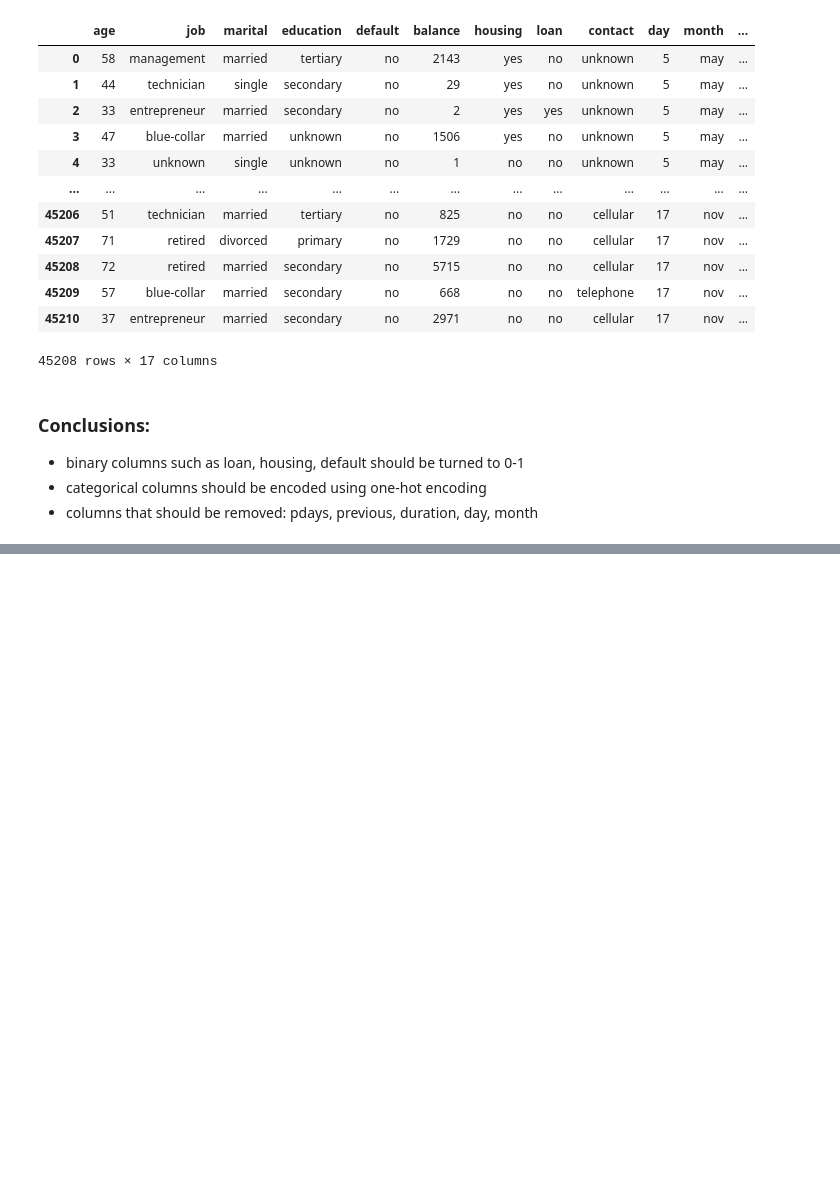
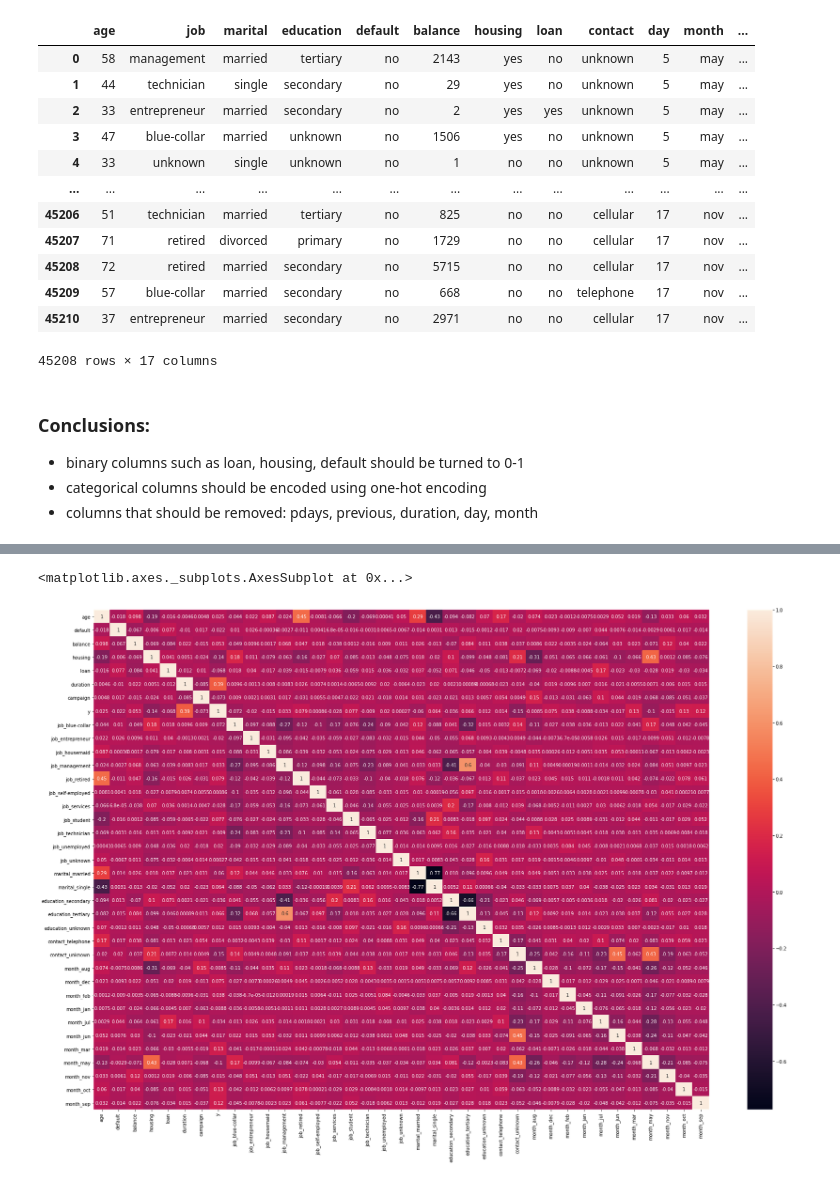
Before and after one commit to czokw1/ml-predict-bank-deposit, a Jupyter notebook: data_analysis.ipynb, the cells around one changed output, grey strips where cells are left out. Drawn from its saved outputs; the diff is of its cells as text; code cells hidden in the pictures; blank space fills up the shorter version.

Commit message:
added data preparation section

```diff
--- a/data_analysis.ipynb
+++ b/data_analysis.ipynb
@@ -260,0 +323,4 @@ dataset[dataset['duration']!=0]
+# %%
+dataset['housing'].replace({'no':0,'yes':1},inplace=True)
+# %%
+dataset['loan'].replace({'no':0,'yes':1},inplace=True)
@@ -260,0 +329,2 @@ dataset[dataset['duration']!=0]
+# %%
+dataset.drop(['day','pdays','previous','poutcome'],axis=1,inplace=True)
@@ -260,0 +340,2 @@ dataset[dataset['duration']!=0]
+# %%
+dataset = pd.get_dummies(data=dataset,prefix_sep='_',drop_first=True)
@@ -260,0 +355,7 @@ dataset[dataset['duration']!=0]
+# %%
+corr = dataset.corr()
+plt.figure(figsize=(30,20))
+sns.heatmap(data=corr,annot=True)
+# %% [output]
+<matplotlib.axes._subplots.AxesSubplot at 0x...>
+[figure, added]
```
Also changed, not shown: parts of 33 cells of this notebook.
